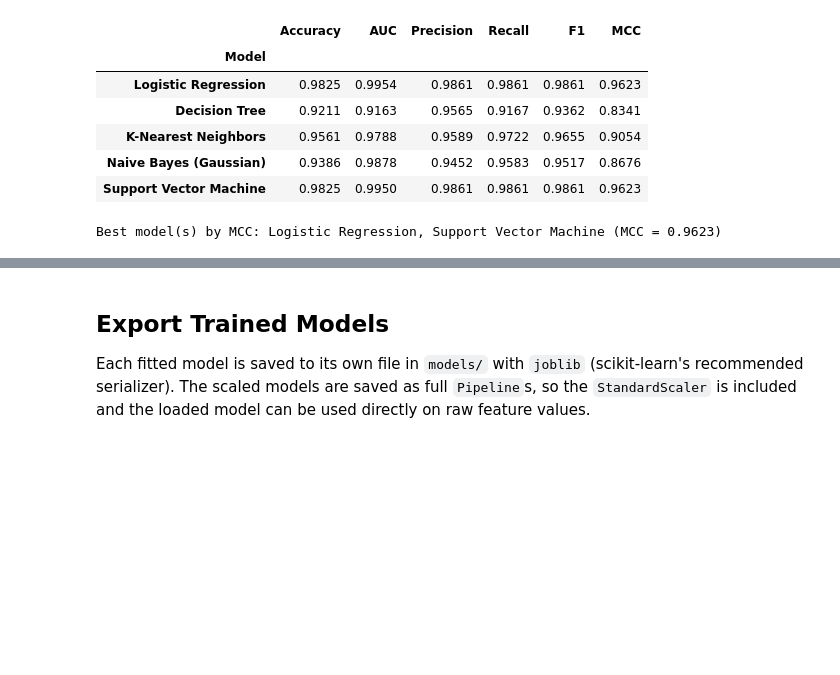
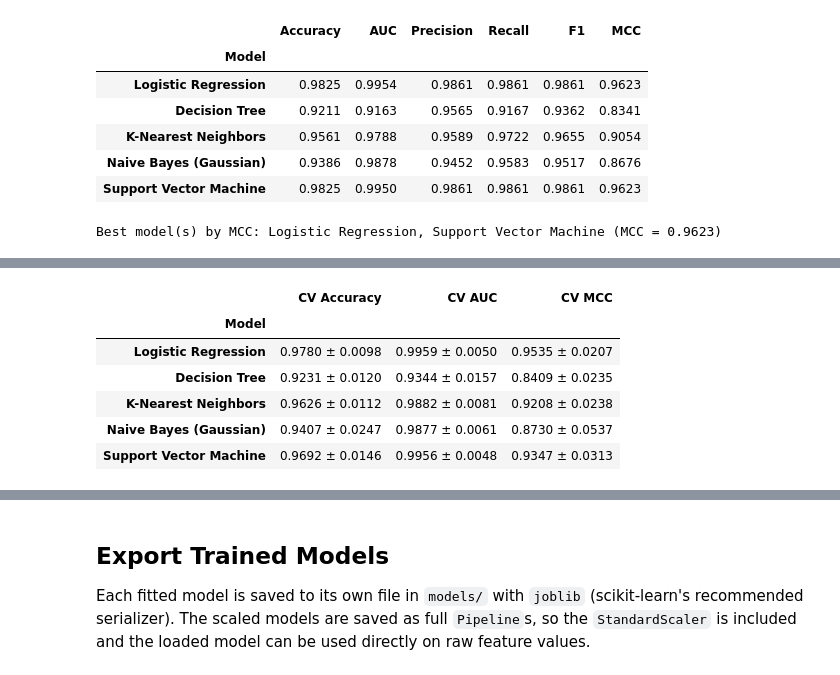
Before and after one commit to gourav1298/2026AJ05577_ML_assignment_2, a Jupyter notebook: ML_Classification_Assignment.ipynb, the cells around one changed output, grey strips where cells are left out. Cells and saved outputs as stored; diff of their text form; code cells hidden in the pictures; blank space fills up the shorter version.

```diff
--- a/ML_Classification_Assignment.ipynb
+++ b/ML_Classification_Assignment.ipynb
@@ -296,0 +346,32 @@ Best model(s) by MCC: Logistic Regression, Support Vector Machine (MCC = 0.9623)
+# %%
+fitted = {
+    "Logistic Regression": lr,
+    "Decision Tree": dt,
+    "K-Nearest Neighbors": knn,
+    "Naive Bayes (Gaussian)": nb,
+    "Support Vector Machine": svm,
+}
+
+cv = StratifiedKFold(n_splits=5, shuffle=True, random_state=RANDOM_STATE)
+scoring = {"Accuracy": "accuracy", "AUC": "roc_auc", "MCC": make_scorer(matthews_corrcoef)}
+
+cv_rows = {}
+for name, model in fitted.items():
+    # cross_validate fits clones of the model, so the models trained above are not changed
+    scores = cross_validate(model, X_train, y_train, cv=cv, scoring=scoring)
+    cv_rows[name] = {
+        f"CV {m}": f"{scores[f'test_{m}'].mean():.4f} ± {scores[f'test_{m}'].std():.4f}"
+        for m in scoring
+    }
+
+cv_df = pd.DataFrame(cv_rows).T
+cv_df.index.name = "Model"
+cv_df
+# %% [output]
+|  | CV Accuracy | CV AUC | CV MCC |
+| Model |  |  |  |
+| Logistic Regression | 0.9780 ± 0.0098 | 0.9959 ± 0.0050 | 0.9535 ± 0.0207 |
+| Decision Tree | 0.9231 ± 0.0120 | 0.9344 ± 0.0157 | 0.8409 ± 0.0235 |
+| K-Nearest Neighbors | 0.9626 ± 0.0112 | 0.9882 ± 0.0081 | 0.9208 ± 0.0238 |
+| Naive Bayes (Gaussian) | 0.9407 ± 0.0247 | 0.9877 ± 0.0061 | 0.8730 ± 0.0537 |
+| Support Vector Machine | 0.9692 ± 0.0146 | 0.9956 ± 0.0048 | 0.9347 ± 0.0313 |
```
Also changed, not shown: parts of 13 cells of this notebook.
